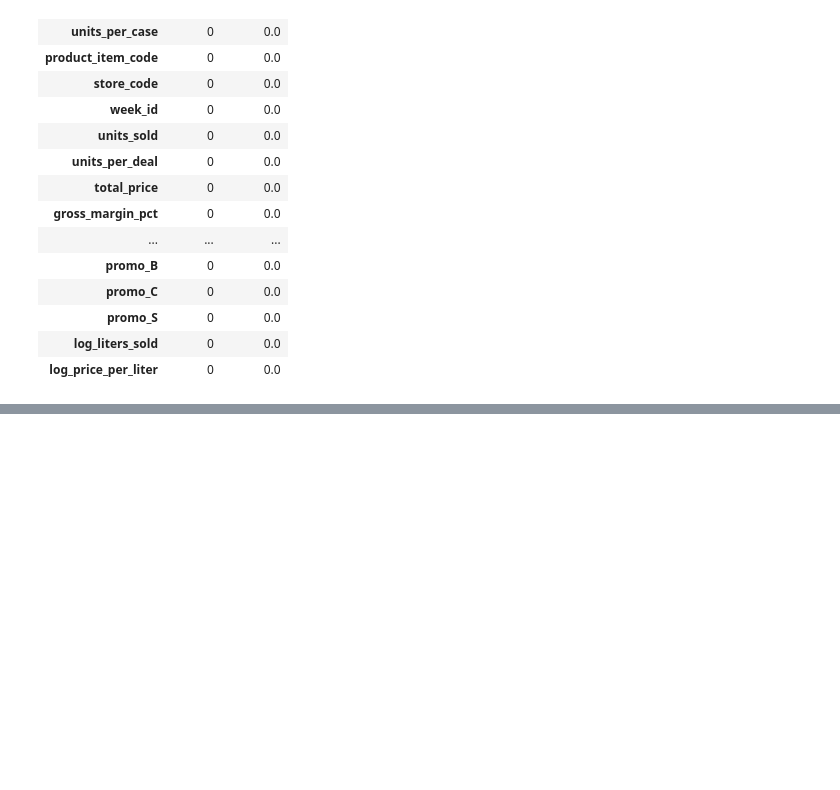
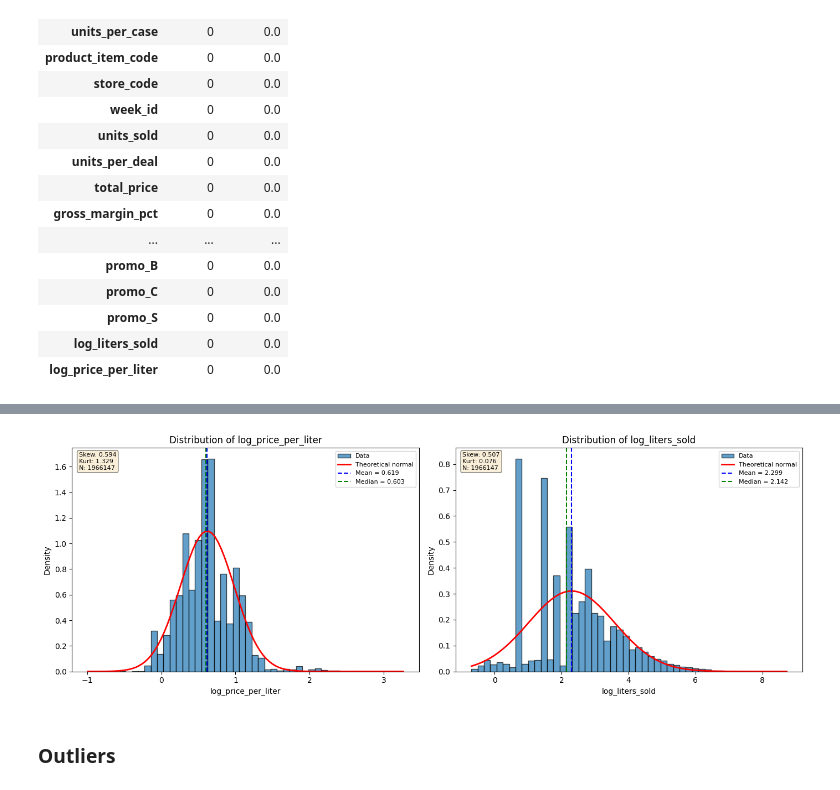
Before and after one commit to carlosherediapimienta/nn-elasticity, a Jupyter notebook: notebooks/creation-dataset.ipynb, the cells around one changed output, grey strips where cells are left out. Saved outputs shown, nothing was run; the diff lists cells and outputs as text; code cells hidden in the pictures; blank space fills up the shorter version.

```diff
--- a/notebooks/creation-dataset.ipynb
+++ b/notebooks/creation-dataset.ipynb
@@ -52,0 +94,17 @@ eda.plot_correlations(eda.analyze_correlations(df, "log_liters_sold", "log_price
+# %%
+# Distributions analysis
+columns_to_analyze = ["log_price_per_liter", "log_liters_sold"]
+
+# 1. Descriptive statistics and normality test
+stats = eda.analyze_distributions(df, columns_to_analyze)
+print("=== Descriptive Statistics ===")
+for col, s in stats.items():
+    print(f"\n{col}:")
+    print(f"  Mean: {s['mean']:.4f}")
+    print(f"  Median: {s['median']:.4f}")
+    print(f"  Std: {s['std']:.4f}")
+    print(f"  Min: {s['min']:.4f}, Max: {s['max']:.4f}")
+    print(f"  Q25: {s['q25']:.4f}, Q75: {s['q75']:.4f}")
+    print(f"  Skewness: {s['skewness']:.4f}, Kurtosis: {s['kurtosis']:.4f}")
+    print(f"  Normality test ({s['normality_test']['test_name']}): p-value = {s['normality_test']['pvalue']:.4f}")
+    print(f"  Is normal? {s['normality_test']['is_normal']}")
@@ -52,0 +151,7 @@ eda.plot_correlations(eda.analyze_correlations(df, "log_liters_sold", "log_price
+# %%
+# 2. Histograms
+fig = eda.plot_distributions(df, columns_to_analyze, bins=50, stats_dict=stats)
+# %% [output]
+[figure, added]
+# %% [markdown]
+### Outliers
```
Also changed, not shown: parts of 20 cells of this notebook, 25 other files.
